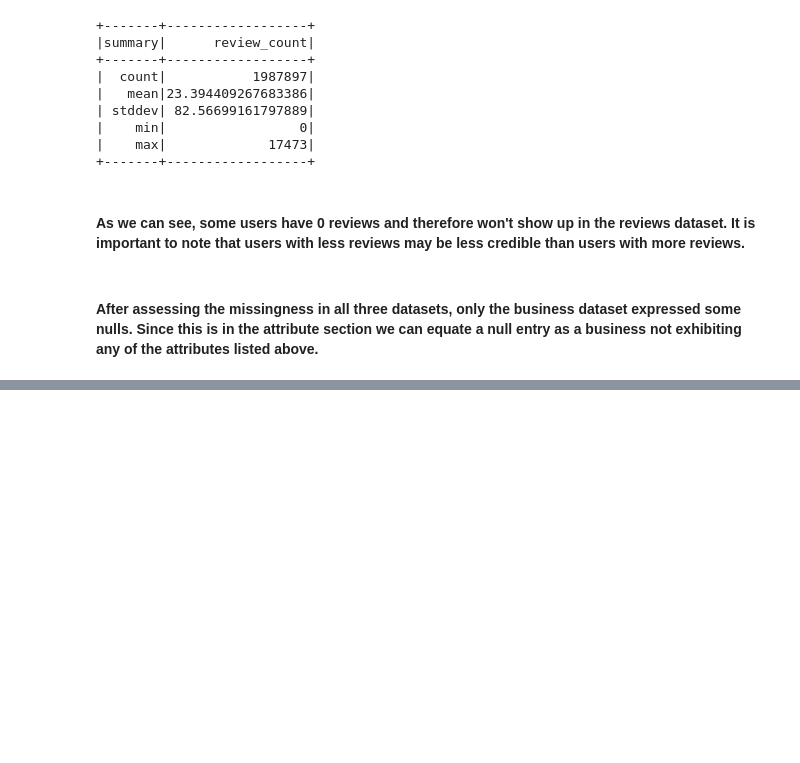
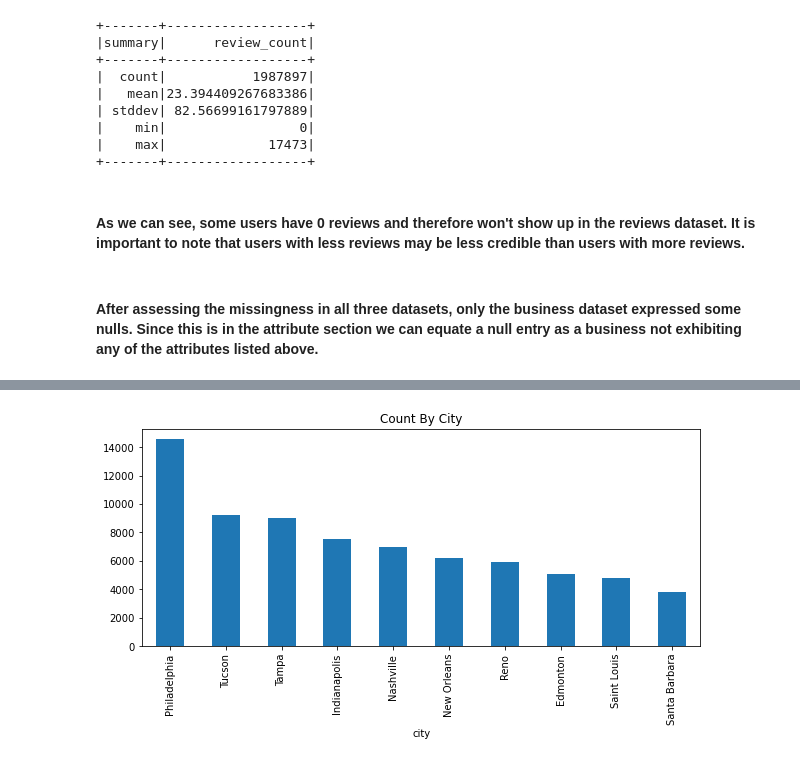
Before and after one commit to ssampatucsd/DSC232-Group_Project_Yelp, a Jupyter notebook: Milestone2 Yelp .ipynb, the cells around one changed output, grey strips where cells are left out. Saved outputs shown, nothing was run; the diff lists cells and outputs as text; code cells hidden in the pictures; blank space fills up the shorter version.

```diff
--- a/Milestone2 Yelp .ipynb
+++ b/Milestone2 Yelp .ipynb
@@ -265,0 +300,7 @@ user_df.describe('review_count').show()
+# %%
+fig, ax = plt.subplots(figsize=(10, 4))
+business_pandas.value_counts('city')[:10].plot(kind = 'bar')
+plt.title('Count By City')
+plt.show()
+# %% [output]
+[figure, added]
```
Also changed, not shown: parts of 22 cells of this notebook.
